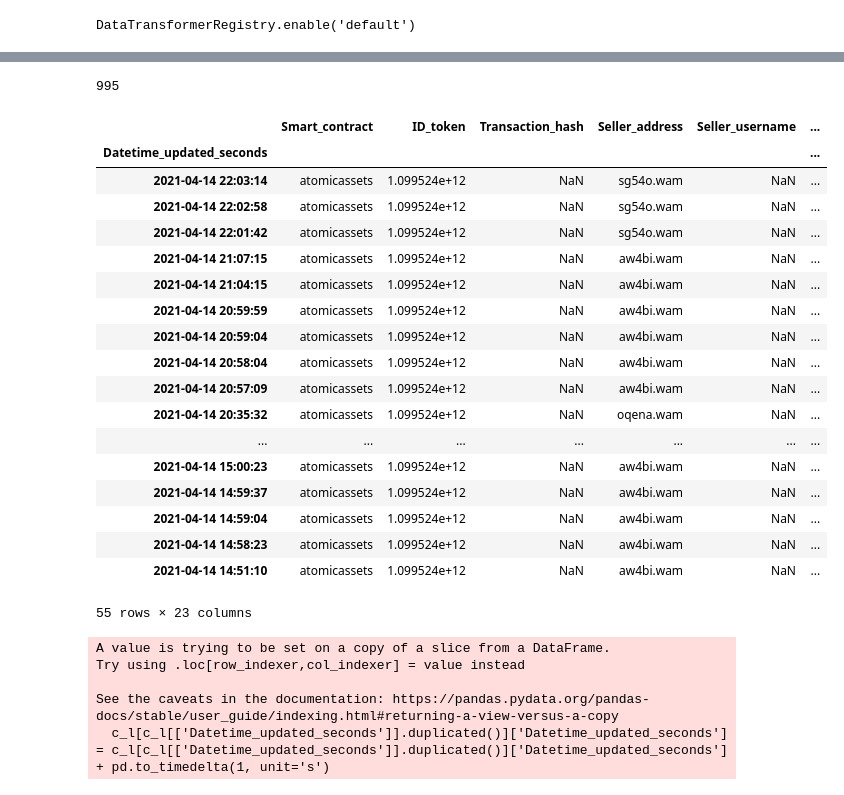
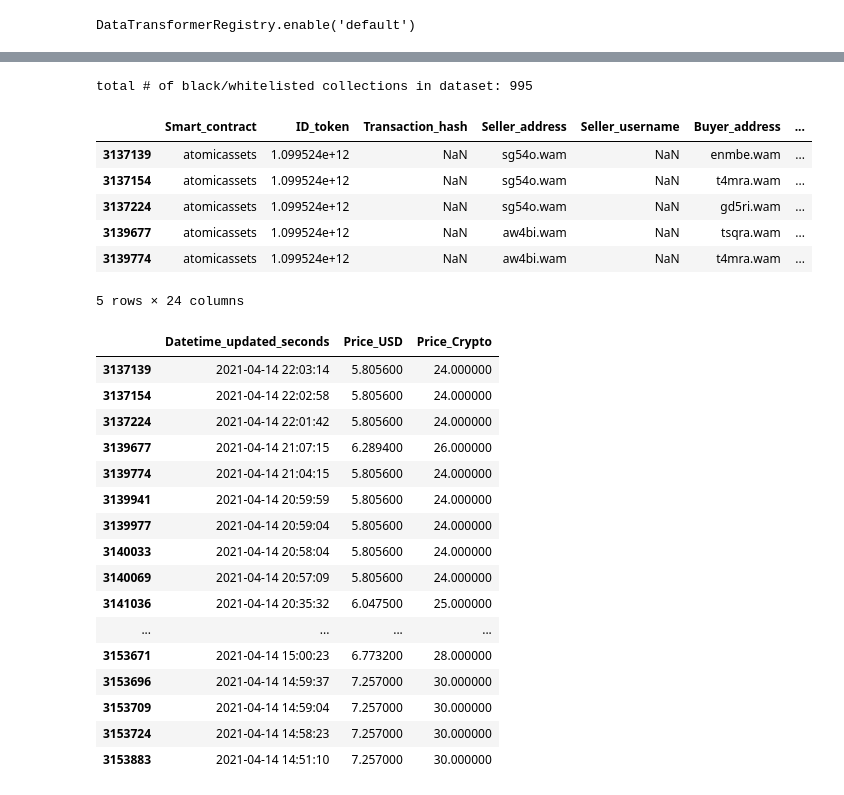
Before and after one commit to olmosjorge28/SMU_MSDS_CAPSTONE_2022, a Jupyter notebook: Andy_Modeling.ipynb, the cells around one changed output, grey strips where cells are left out. Cells and saved outputs as stored; diff of their text form; code cells hidden in the pictures.

Commit message:
length of datasets

```diff
--- a/Andy_Modeling.ipynb
+++ b/Andy_Modeling.ipynb
@@ -88,0 +117,3 @@ df.shape
+# %%
+coll_labels = pd.DataFrame({'collection':gb.groups.keys(),'blacklist':blacklist, 'whitelist':whitelist, 'neither':neither})
+coll_labels
@@ -88,0 +147,4 @@ df.shape
+# %%
+# Collections for model training
+coll_train = coll_labels[coll_labels['neither']==0]
+coll_train
@@ -168,4 +170,0 @@ collection_dfs = [gb.get_group(x) for x in col_train['collection']]
-# %%
-len(collection_dfs)
-# %% [output]
-995
@@ -176,32 +171,37 @@ collection_dfs[100]['Datetime_updated_seconds']= pd.to_datetime(collection_dfs[1
+# %%
+# create a list of dataframes for all collections that are whitelisted or blacklisted
+collection_dfs = [(x, gb.get_group(x)) for x in coll_train['collection']]
+# %%
+print("total # of black/whitelisted collections in dataset:", len(collection_dfs))
+# %% [output]
+total # of black/whitelisted collections in dataset: 995
+# %%
+collection_dfs[100][1].head()
+# %% [output]
+|  | Smart_contract | ID_token | Transaction_hash | Seller_address | Seller_username | Buyer_address | ... |
+| 3137139 | atomicassets | 1.099524e+12 | NaN | sg54o.wam | NaN | enmbe.wam | ... |
+| 3137154 | atomicassets | 1.099524e+12 | NaN | sg54o.wam | NaN | t4mra.wam | ... |
+| 3137224 | atomicassets | 1.099524e+12 | NaN | sg54o.wam | NaN | gd5ri.wam | ... |
+| 3139677 | atomicassets | 1.099524e+12 | NaN | aw4bi.wam | NaN | tsqra.wam | ... |
+| 3139774 | atomicassets | 1.099524e+12 | NaN | aw4bi.wam | NaN | t4mra.wam | ... |
+5 rows × 24 columns
 # %%
-collection_dfs[100][['Datetime_updated_seconds','Price_USD', 'Price_Crypto']]
-collection_dfs[100].set_index('Datetime_updated_seconds')
+collection_dfs[100][1][['Datetime_updated_seconds','Price_USD', 'Price_Crypto']]
 # %% [output]
-|  | Smart_contract | ID_token | Transaction_hash | Seller_address | Seller_username | ... |
-| Datetime_updated_seconds |  |  |  |  |  | ... |
-| 2021-04-14 22:03:14 | atomicassets | 1.099524e+12 | NaN | sg54o.wam | NaN | ... |
-| 2021-04-14 22:02:58 | atomicassets | 1.099524e+12 | NaN | sg54o.wam | NaN | ... |
-| 2021-04-14 22:01:42 | atomicassets | 1.099524e+12 | NaN | sg54o.wam | NaN | ... |
-| 2021-04-14 21:07:15 | atomicassets | 1.099524e+12 | NaN | aw4bi.wam | NaN | ... |
-| 2021-04-14 21:04:15 | atomicassets | 1.099524e+12 | NaN | aw4bi.wam | NaN | ... |
-| 2021-04-14 20:59:59 | atomicassets | 1.099524e+12 | NaN | aw4bi.wam | NaN | ... |
-| 2021-04-14 20:59:04 | atomicassets | 1.099524e+12 | NaN | aw4bi.wam | NaN | ... |
-| 2021-04-14 20:58:04 | atomicassets | 1.099524e+12 | NaN | aw4bi.wam | NaN | ... |
-| 2021-04-14 20:57:09 | atomicassets | 1.099524e+12 | NaN | aw4bi.wam | NaN | ... |
-| 2021-04-14 20:35:32 | atomicassets | 1.099524e+12 | NaN | oqena.wam | NaN | ... |
-| ... | ... | ... | ... | ... | ... | ... |
-| 2021-04-14 15:00:23 | atomicassets | 1.099524e+12 | NaN | aw4bi.wam | NaN | ... |
-| 2021-04-14 14:59:37 | atomicassets | 1.099524e+12 | NaN | aw4bi.wam | NaN | ... |
-| 2021-04-14 14:59:04 | atomicassets | 1.099524e+12 | NaN | aw4bi.wam | NaN | ... |
-| 2021-04-14 14:58:23 | atomicassets | 1.099524e+12 | NaN | aw4bi.wam | NaN | ... |
-| 2021-04-14 14:51:10 | atomicassets | 1.099524e+12 | NaN | aw4bi.wam | NaN | ... |
+|  | Datetime_updated_seconds | Price_USD | Price_Crypto |
+| 3137139 | 2021-04-14 22:03:14 | 5.805600 | 24.000000 |
+| 3137154 | 2021-04-14 22:02:58 | 5.805600 | 24.000000 |
+| 3137224 | 2021-04-14 22:01:42 | 5.805600 | 24.000000 |
+| 3139677 | 2021-04-14 21:07:15 | 6.289400 | 26.000000 |
+| 3139774 | 2021-04-14 21:04:15 | 5.805600 | 24.000000 |
+| 3139941 | 2021-04-14 20:59:59 | 5.805600 | 24.000000 |
+| 3139977 | 2021-04-14 20:59:04 | 5.805600 | 24.000000 |
+| 3140033 | 2021-04-14 20:58:04 | 5.805600 | 24.000000 |
+| 3140069 | 2021-04-14 20:57:09 | 5.805600 | 24.000000 |
+| 3141036 | 2021-04-14 20:35:32 | 6.047500 | 25.000000 |
+| ... | ... | ... | ... |
+| 3153671 | 2021-04-14 15:00:23 | 6.773200 | 28.000000 |
+| 3153696 | 2021-04-14 14:59:37 | 7.257000 | 30.000000 |
+| 3153709 | 2021-04-14 14:59:04 | 7.257000 | 30.000000 |
+| 3153724 | 2021-04-14 14:58:23 | 7.257000 | 30.000000 |
+| 3153883 | 2021-04-14 14:51:10 | 7.257000 | 30.000000 |
-55 rows × 23 columns
-# %%
-c_l = collection_dfs[100]
-c_l[c_l[['Datetime_updated_seconds']].duplicated()]['Datetime_updated_seconds'] = c_l[c_l[['Datetime_updated_seconds']].duplicated()]['Datetime_updated_seconds'] + pd.to_timedelta(1, unit='s')
-# %% [output]
-A value is trying to be set on a copy of a slice from a DataFrame.
-Try using .loc[row_indexer,col_indexer] = value instead
-
-See the caveats in the documentation: https://pandas.pydata.org/pandas-docs/stable/user_guide/indexing.html#returning-a-view-versus-a-copy
-  c_l[c_l[['Datetime_updated_seconds']].duplicated()]['Datetime_updated_seconds'] = c_l[c_l[['Datetime_updated_seconds']].duplicated()]['Datetime_updated_seconds'] + pd.to_timedelta(1, unit='s')
```
Also changed, not shown: parts of 44 cells of this notebook.
